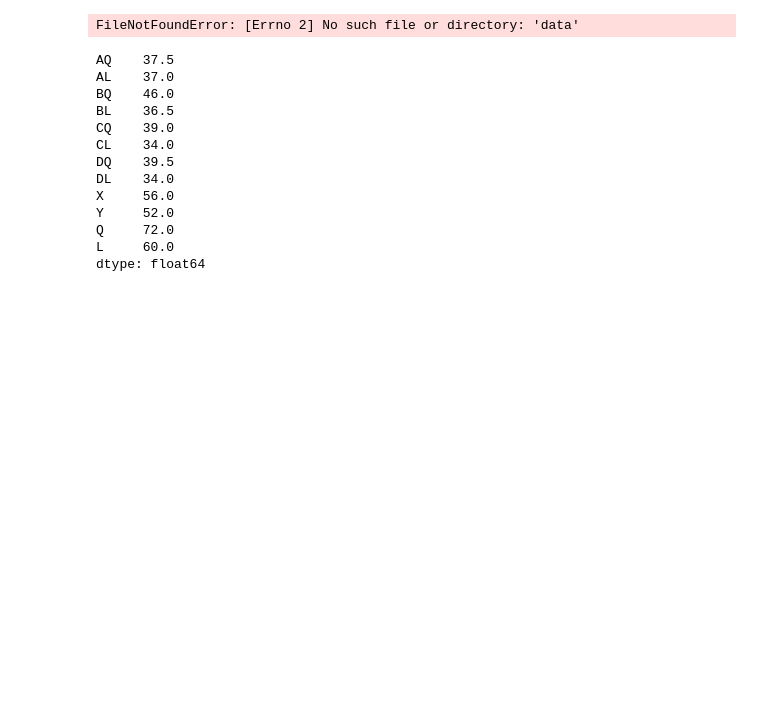
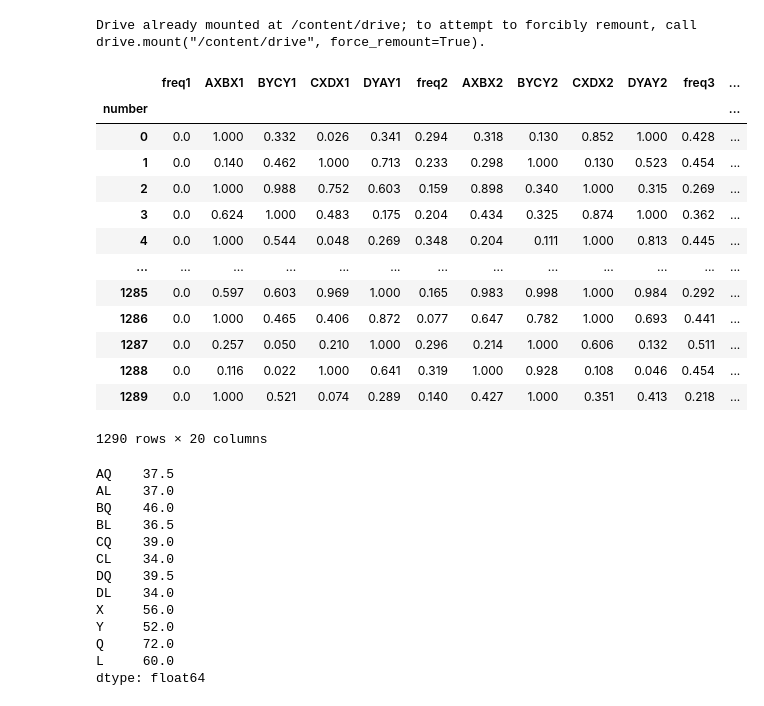
Before and after one commit to maks-tabu/dus_mm, a Jupyter notebook: dus_ml.ipynb, the cells around one changed output. Drawn from its saved outputs; the diff is of its cells as text; code cells hidden in the pictures; blank space fills up the shorter version.

```diff
--- a/dus_ml.ipynb
+++ b/dus_ml.ipynb
@@ -1,22 +1,24 @@
 # %%
+import os
+from google.colab import drive
+drive.mount('/content/drive')
+os.chdir('/content/drive/MyDrive/Github/dus_mm/')
 from keras.callbacks import ModelCheckpoint
 from keras.models import Sequential
 from keras.layers import Dense, Activation, Flatten
 from sklearn.model_selection import train_test_split
 from sklearn.ensemble import RandomForestRegressor
 from sklearn.metrics import mean_absolute_error
+import numpy as np
+import pandas as pd
+import utils
+import glob
+
+from matplotlib import pyplot as plt
+import seaborn as sb
+os.chdir('data')
+# %% [output]
+Drive already mounted at /content/drive; to attempt to forcibly remount, call drive.mount("/content/drive", force_remount=True).
-# %%
-import os
-import numpy as np
-import pandas as pd
-import utils
-import glob
-
-from matplotlib import pyplot as plt
-import seaborn as sb
-os.chdir('data')
-# %% [output]
-FileNotFoundError: [Errno 2] No such file or directory: 'data'
 # %%
 columnsX = ['freq','AX','BX','BY','CY','CX','DX','DY','AY']
 columnsY = ['AX','BX','BY','CY','CX','DX','DY','AY','AQ','AL','BQ','BL','CQ','CL','DQ','DL']
@@ -38,3 +38,20 @@ utils.integration(y)
+# %%
+X
+# %% [output]
+|  | freq1 | AXBX1 | BYCY1 | CXDX1 | DYAY1 | freq2 | AXBX2 | BYCY2 | CXDX2 | DYAY2 | freq3 | ... |
+| number |  |  |  |  |  |  |  |  |  |  |  | ... |
+| 0 | 0.0 | 1.000 | 0.332 | 0.026 | 0.341 | 0.294 | 0.318 | 0.130 | 0.852 | 1.000 | 0.428 | ... |
+| 1 | 0.0 | 0.140 | 0.462 | 1.000 | 0.713 | 0.233 | 0.298 | 1.000 | 0.130 | 0.523 | 0.454 | ... |
+| 2 | 0.0 | 1.000 | 0.988 | 0.752 | 0.603 | 0.159 | 0.898 | 0.340 | 1.000 | 0.315 | 0.269 | ... |
+| 3 | 0.0 | 0.624 | 1.000 | 0.483 | 0.175 | 0.204 | 0.434 | 0.325 | 0.874 | 1.000 | 0.362 | ... |
+| 4 | 0.0 | 1.000 | 0.544 | 0.048 | 0.269 | 0.348 | 0.204 | 0.111 | 1.000 | 0.813 | 0.445 | ... |
+| ... | ... | ... | ... | ... | ... | ... | ... | ... | ... | ... | ... | ... |
+| 1285 | 0.0 | 0.597 | 0.603 | 0.969 | 1.000 | 0.165 | 0.983 | 0.998 | 1.000 | 0.984 | 0.292 | ... |
+| 1286 | 0.0 | 1.000 | 0.465 | 0.406 | 0.872 | 0.077 | 0.647 | 0.782 | 1.000 | 0.693 | 0.441 | ... |
+| 1287 | 0.0 | 0.257 | 0.050 | 0.210 | 1.000 | 0.296 | 0.214 | 1.000 | 0.606 | 0.132 | 0.511 | ... |
+| 1288 | 0.0 | 0.116 | 0.022 | 1.000 | 0.641 | 0.319 | 1.000 | 0.928 | 0.108 | 0.046 | 0.454 | ... |
+| 1289 | 0.0 | 1.000 | 0.521 | 0.074 | 0.289 | 0.140 | 0.427 | 1.000 | 0.351 | 0.413 | 0.218 | ... |
+1290 rows × 20 columns
 # %%
 np.max(y)
 # %% [output]
```
Also changed, not shown: parts of 17 cells of this notebook, 1 other file.
